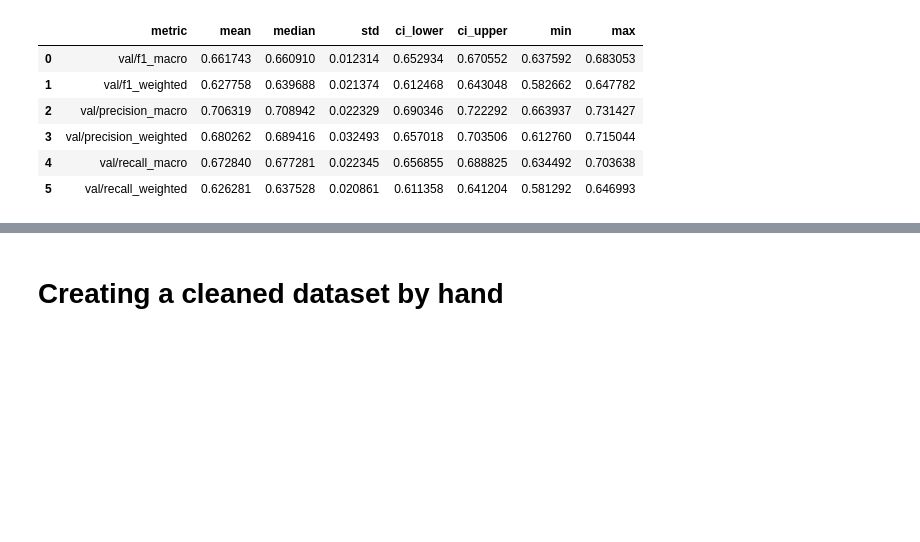
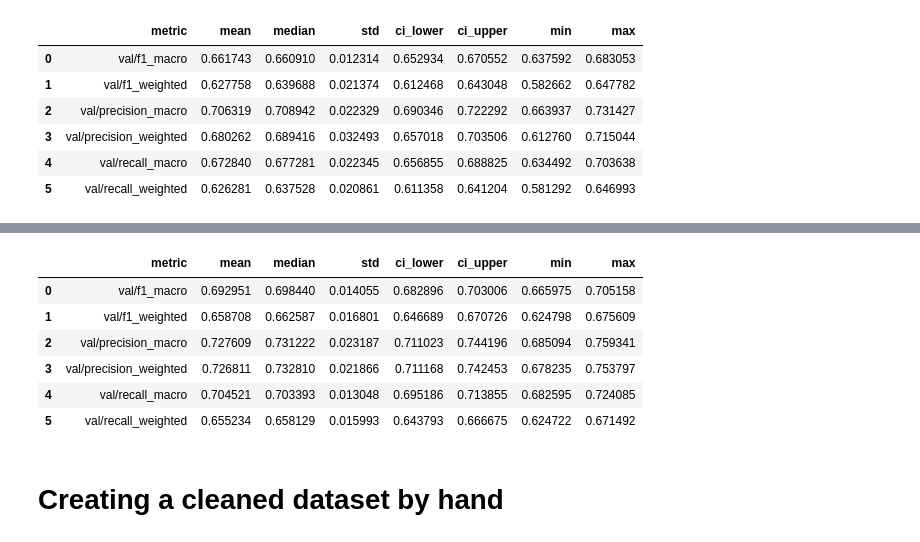
Before and after one commit to LukasBenner/NoisyLabelDefectDetection, a Jupyter notebook: notebooks/plots.ipynb, the cells around one changed output, grey strips where cells are left out. Cells and saved outputs as stored; diff of their text form; code cells hidden in the pictures; blank space fills up the shorter version.

```diff
--- a/notebooks/plots.ipynb
+++ b/notebooks/plots.ipynb
@@ -374,3 +398,15 @@ nce_rce_metrics
+# %%
+nal_metrics = get_metrics_df(BASE_LOGS_PATH / "noisy_new_nal/2026-02-25_22-18-50_precomputed")
+nal_class_metrics = class_prf_all_stats(BASE_LOGS_PATH / "noisy_new_nal/2026-02-25_22-18-50_precomputed")
+nal_metrics
+# %% [output]
+|  | metric | mean | median | std | ci_lower | ci_upper | min | max |
+| 0 | val/f1_macro | 0.692951 | 0.698440 | 0.014055 | 0.682896 | 0.703006 | 0.665975 | 0.705158 |
+| 1 | val/f1_weighted | 0.658708 | 0.662587 | 0.016801 | 0.646689 | 0.670726 | 0.624798 | 0.675609 |
+| 2 | val/precision_macro | 0.727609 | 0.731222 | 0.023187 | 0.711023 | 0.744196 | 0.685094 | 0.759341 |
+| 3 | val/precision_weighted | 0.726811 | 0.732810 | 0.021866 | 0.711168 | 0.742453 | 0.678235 | 0.753797 |
+| 4 | val/recall_macro | 0.704521 | 0.703393 | 0.013048 | 0.695186 | 0.713855 | 0.682595 | 0.724085 |
+| 5 | val/recall_weighted | 0.655234 | 0.658129 | 0.015993 | 0.643793 | 0.666675 | 0.624722 | 0.671492 |
 # %% [markdown]
 # Creating a cleaned dataset by hand
 # %%
```
Also changed, not shown: parts of 2 cells of this notebook, 13 other files.
